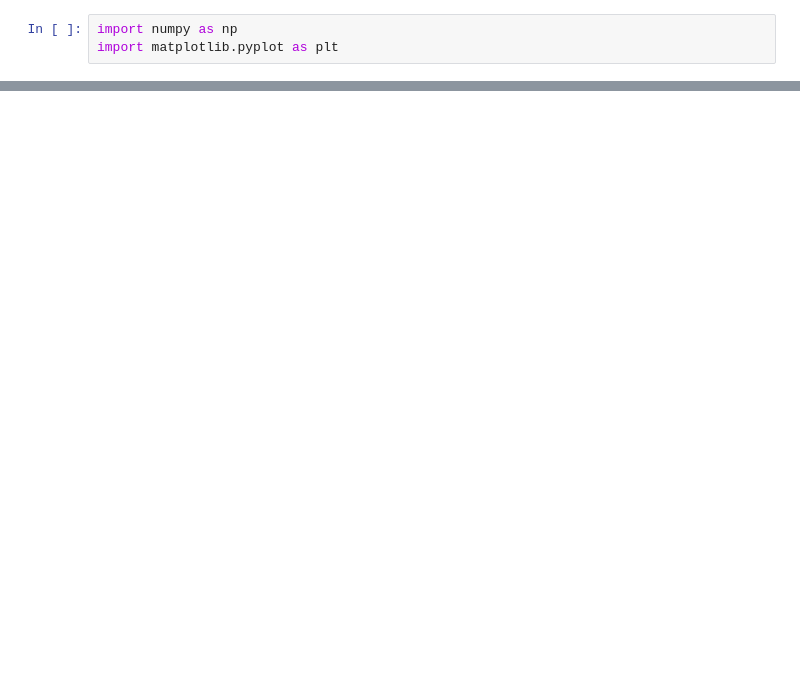
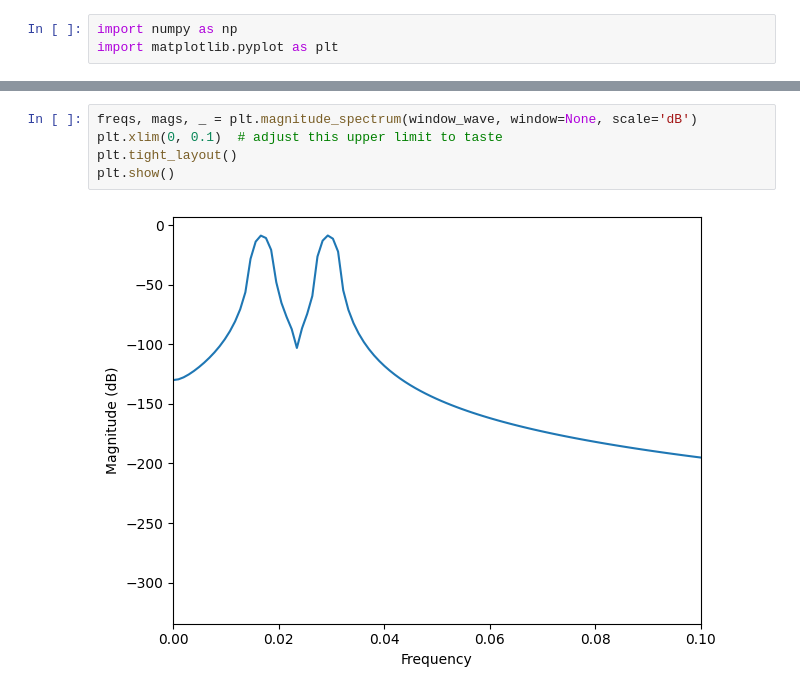
Before and after one commit to samsmith00/junior-IS, a Jupyter notebook: pythonScripts/spectralLeakage.ipynb, the cells around one changed output, grey strips where cells are left out. Saved outputs shown, nothing was run; the diff lists cells and outputs as text; blank space fills up the shorter version.

```diff
--- a/pythonScripts/spectralLeakage.ipynb
+++ b/pythonScripts/spectralLeakage.ipynb
@@ -37,0 +95,7 @@ plt.show()
+# %%
+freqs, mags, _ = plt.magnitude_spectrum(window_wave, window=None, scale='dB')
+plt.xlim(0, 0.1)  # adjust this upper limit to taste
+plt.tight_layout()
+plt.show()
+# %% [output]
+[figure, added]
```
Also changed, not shown: parts of 6 cells of this notebook, 9 other files.
